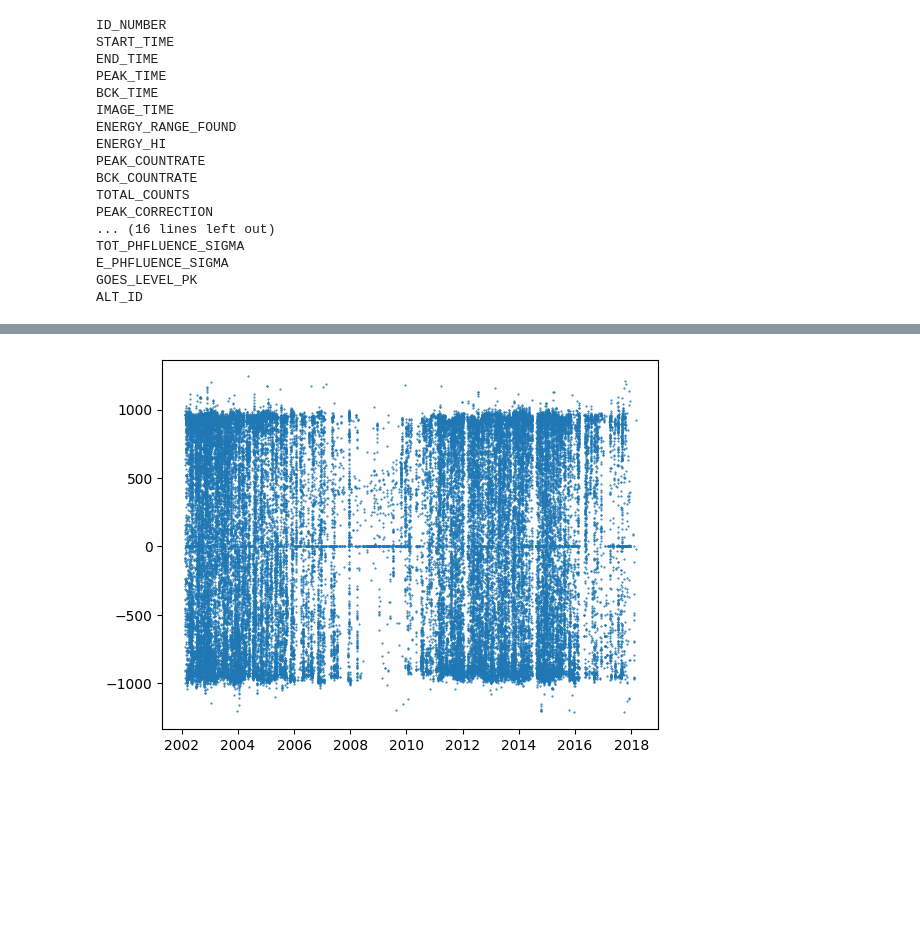
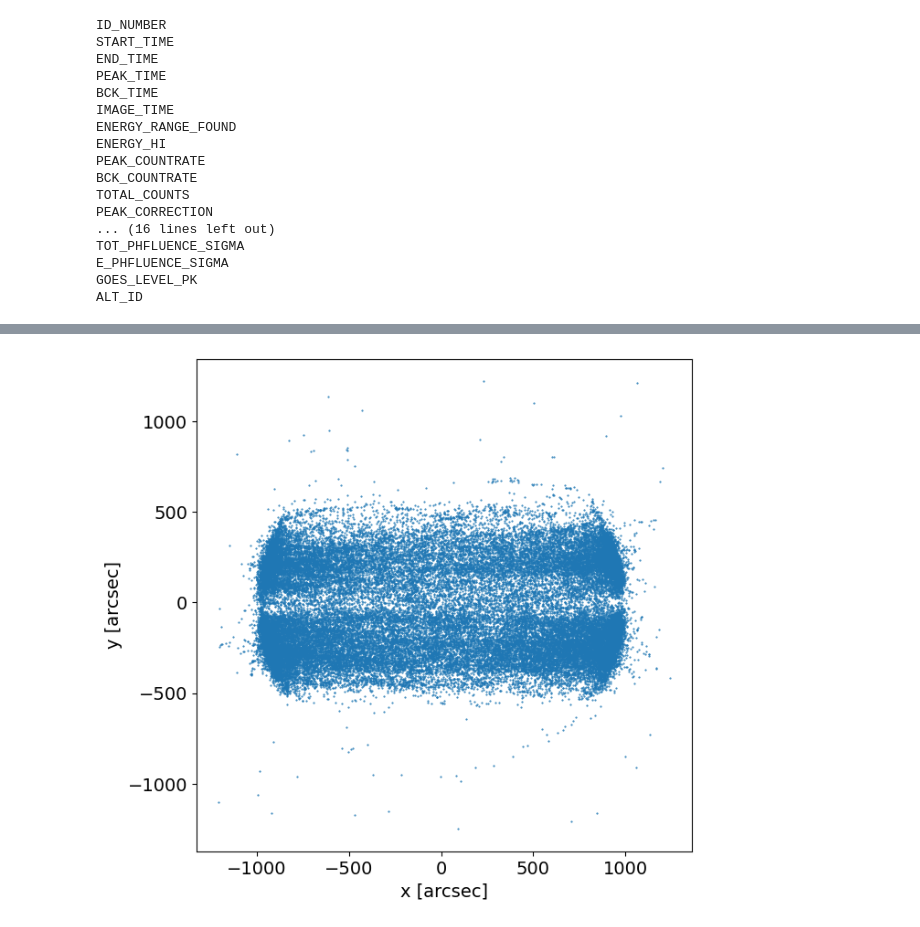
Before and after one commit to ianan/rhsi_flstat, a Jupyter notebook: rhsi_fl_2024.ipynb, the cells around one changed output, grey strips where cells are left out. Drawn from its saved outputs; the diff is of its cells as text; code cells hidden in the pictures; blank space fills up the shorter version.

```diff
--- a/rhsi_fl_2024.ipynb
+++ b/rhsi_fl_2024.ipynb
@@ -48,3 +23,5 @@ mappingproxy({'ID_NUMBER': (dtype('>i4'), 0, 'id_number'),
 # %%
-# Better to convert the np.recarray to a dictionary
+# This is the full flare list but only shutter out (A0), sflag1 = 1, and non-zero position
+mfl=io.readsav('mfdata_a0gd.sav')['mfdata']
+# Easier to access if convert the np.recarray to a dictionary
 mfl_dict = {k : mfl[k] for k in mfl.dtype.names}
@@ -126,5 +109,10 @@ plt.show()
-# %%
-plt.plot(start_time.decimalyear,fposx,marker='.',ms=1,ls='None')
-plt.show()
-# %% [output]
-[figure, removed]
+# %%
+# Plot to check they look like expected
+matplotlib.rcParams.update({'font.size': 14})
+fig = plt.figure(figsize=(7, 7))
+plt.plot(fposx,fposy,marker='.',ms=1,ls='None')
+plt.xlabel('x [arcsec]')
+plt.ylabel('y [arcsec]')
+plt.show()
+# %% [output]
+[figure, added]
```
Also changed, not shown: parts of 14 cells of this notebook, 4 other files.
